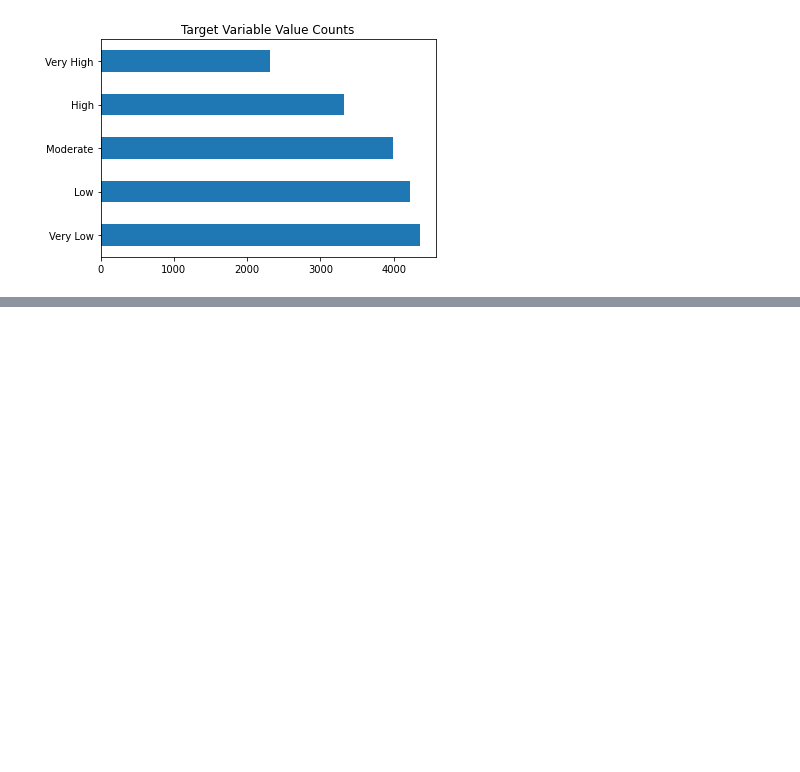
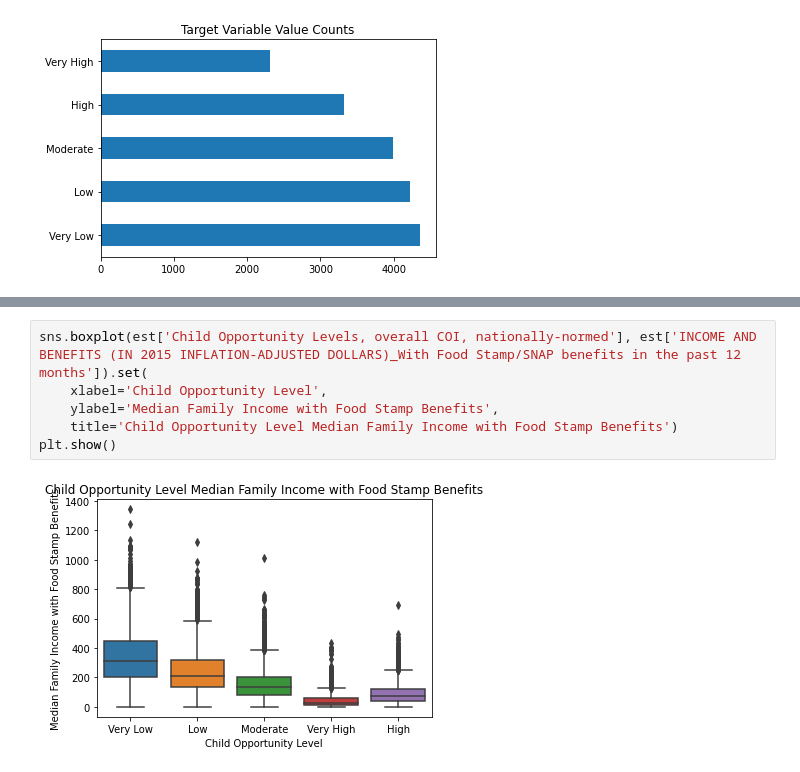
Before and after one commit to georgetown-analytics/Bleeding-Hearts, a Jupyter notebook: Step_3_EDA.ipynb, the cells around one changed output, grey strips where cells are left out. Drawn from its saved outputs; the diff is of its cells as text; blank space fills up the shorter version.

```diff
--- a/Step_3_EDA.ipynb
+++ b/Step_3_EDA.ipynb
@@ -68,0 +78,8 @@ plt.show()
+# %%
+sns.boxplot(est['Child Opportunity Levels, overall COI, nationally-normed'], est['INCOME AND BENEFITS (IN 2015 INFLATION-ADJUSTED DOLLARS)_With Food Stamp/SNAP benefits in the past 12 months']).set(
+    xlabel='Child Opportunity Level',
+    ylabel='Median Family Income with Food Stamp Benefits',
+    title='Child Opportunity Level Median Family Income with Food Stamp Benefits')
+plt.show()
+# %% [output]
+[figure, added]
```
Also changed, not shown: parts of 14 cells of this notebook.
